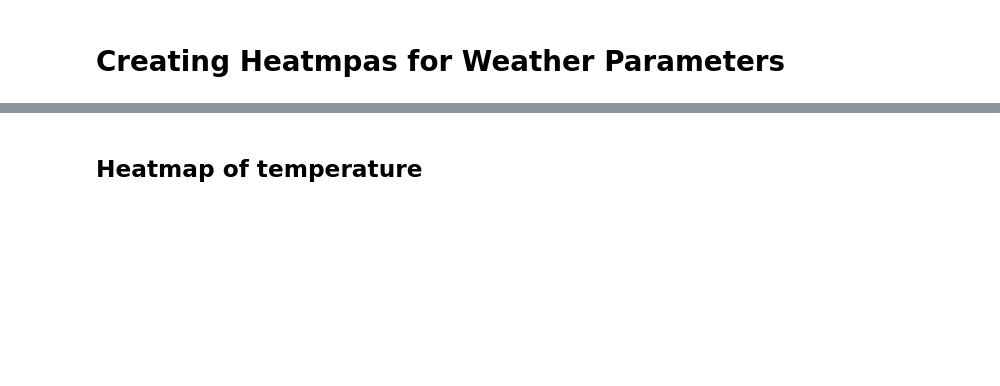
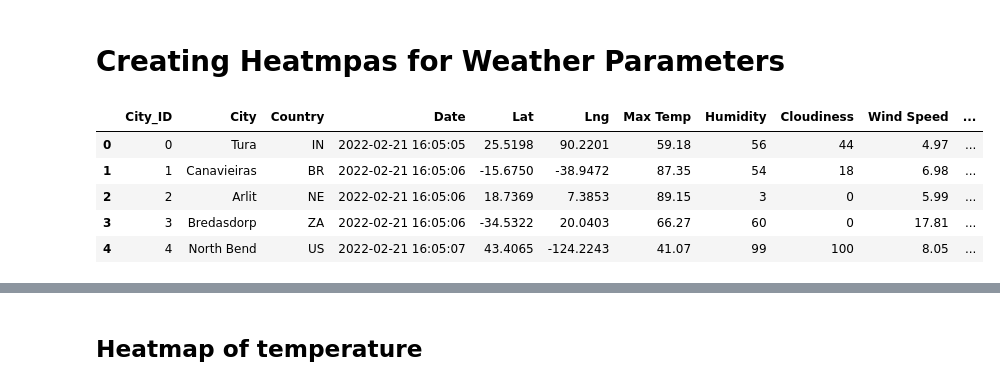
Before and after one commit to Aigerim-Zh/World-Weather-Analysis, a Jupyter notebook: Weather_Database/Weather_Database.ipynb, the cells around one changed output, grey strips where cells are left out. Drawn from its saved outputs; the diff is of its cells as text; code cells hidden in the pictures; blank space fills up the shorter version.

```diff
--- a/Weather_Database/Weather_Database.ipynb
+++ b/Weather_Database/Weather_Database.ipynb
@@ -421,7 +453,14 @@ import requests
 from config import g_key
 # %%
 # Store the CSV with the weather data into a DataFrame
-city_data_df = pd.read_csv("weather_data/cities.csv")
+city_data_df = pd.read_csv("WeatherPy_Database.csv")
 city_data_df.head()
+# %% [output]
+|  | City_ID | City | Country | Date | Lat | Lng | Max Temp | Humidity | Cloudiness | Wind Speed | ... |
+| 0 | 0 | Tura | IN | 2022-02-21 16:05:05 | 25.5198 | 90.2201 | 59.18 | 56 | 44 | 4.97 | ... |
+| 1 | 1 | Canavieiras | BR | 2022-02-21 16:05:06 | -15.6750 | -38.9472 | 87.35 | 54 | 18 | 6.98 | ... |
+| 2 | 2 | Arlit | NE | 2022-02-21 16:05:06 | 18.7369 | 7.3853 | 89.15 | 3 | 0 | 5.99 | ... |
+| 3 | 3 | Bredasdorp | ZA | 2022-02-21 16:05:06 | -34.5322 | 20.0403 | 66.27 | 60 | 0 | 17.81 | ... |
+| 4 | 4 | North Bend | US | 2022-02-21 16:05:07 | 43.4065 | -124.2243 | 41.07 | 99 | 100 | 8.05 | ... |
 # %%
 city_data_df["Max Temp"].describe()
```
Also changed, not shown: parts of 20 cells of this notebook, 36 other files.
